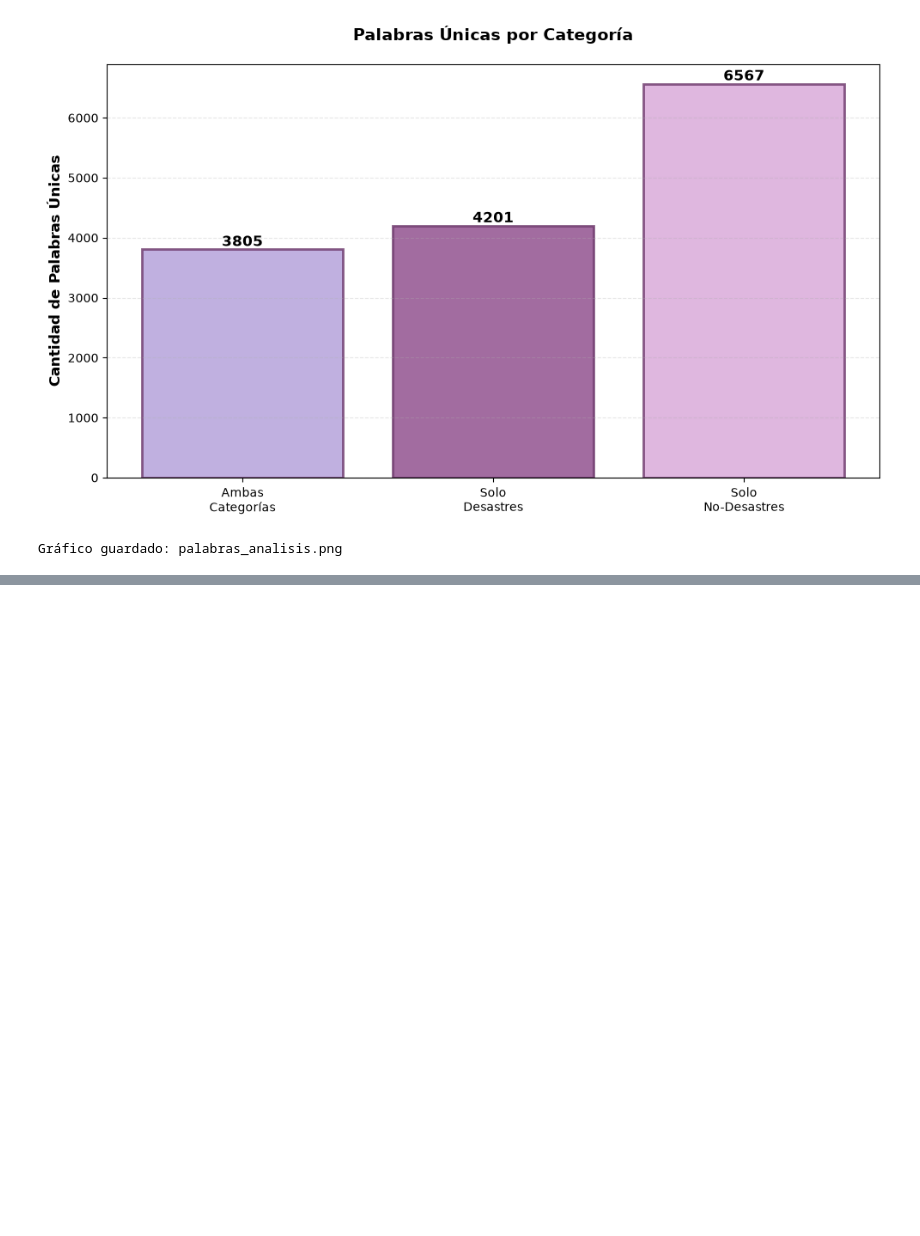
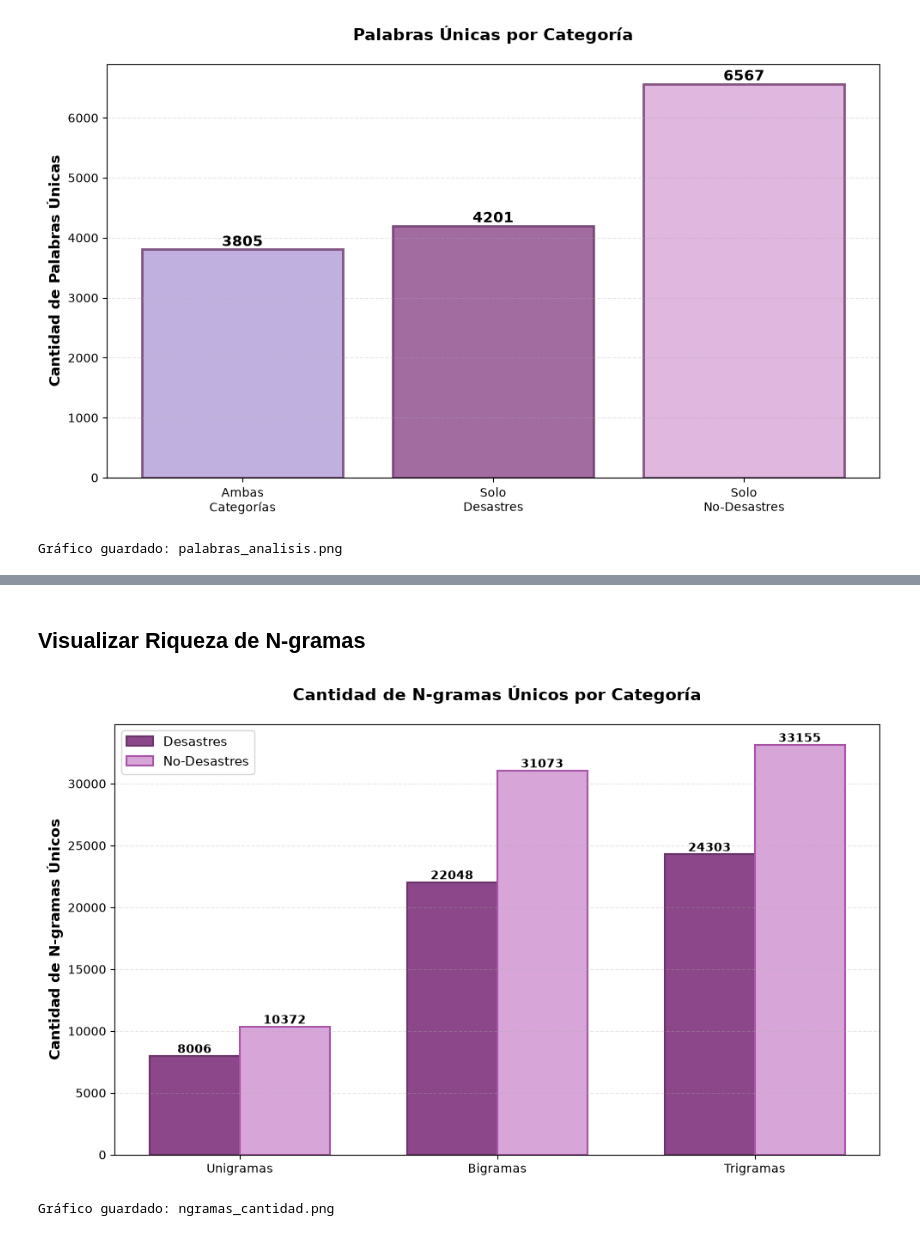
Before and after one commit to Qu3zada22/lab5-ds, a Jupyter notebook: Lab5_Completo.ipynb, the cells around one changed output, grey strips where cells are left out. Cells and saved outputs as stored; diff of their text form; code cells hidden in the pictures; blank space fills up the shorter version.

```diff
--- a/Lab5_Completo.ipynb
+++ b/Lab5_Completo.ipynb
@@ -453,0 +568,9 @@ ARCHIVOS GENERADOS:
+# %%
+trigramas_desastres = generar_ngramas(texto_desastres, 3)
+frecuencia_trigramas_d = Counter(trigramas_desastres)
+top_15_trigramas_d = frecuencia_trigramas_d.most_common(15)
+
+print("TOP 15 TRIGRAMAS EN TWEETS DE DESASTRES")
+print("=" * 70)
+for i, (trigrama, freq) in enumerate(top_15_trigramas_d, 1):
+    print(f"{i:2}. {trigrama:45} -> {freq:4} veces")
@@ -453,0 +597,9 @@ ARCHIVOS GENERADOS:
+# %%
+trigramas_no_desastres = generar_ngramas(texto_no_desastres, 3)
+frecuencia_trigramas_nd = Counter(trigramas_no_desastres)
+top_15_trigramas_nd = frecuencia_trigramas_nd.most_common(15)
+
+print("TOP 15 TRIGRAMAS EN TWEETS DE NO-DESASTRES")
+print("=" * 70)
+for i, (trigrama, freq) in enumerate(top_15_trigramas_nd, 1):
+    print(f"{i:2}. {trigrama:45} -> {freq:4} veces")
@@ -453,0 +660,49 @@ ARCHIVOS GENERADOS:
+# %% [markdown]
+##  Visualizar Riqueza de N-gramas
+# %%
+import numpy as np
+
+tipos = ['Unigramas', 'Bigramas', 'Trigramas']
+desastres_counts = [
+    len(frecuencia_unigramas_d),
+    len(frecuencia_bigramas_d),
+    len(frecuencia_trigramas_d)
+]
+no_desastres_counts = [
+    len(frecuencia_unigramas_nd),
+    len(frecuencia_bigramas_nd),
+    len(frecuencia_trigramas_nd)
+]
+
+x = np.arange(len(tipos))
+width = 0.35
+
+fig, ax = plt.subplots(figsize=(10, 6))
+
+barras1 = ax.bar(x - width/2, desastres_counts, width, label='Desastres',
+                  color='#8B4789', edgecolor='#6B3569', linewidth=1.5)
+barras2 = ax.bar(x + width/2, no_desastres_counts, width, label='No-Desastres',
+                  color='#D8A5D8', edgecolor='#A855A8', linewidth=1.5)
+
+for barras in [barras1, barras2]:
+    for barra in barras:
+        altura = barra.get_height()
+        ax.text(barra.get_x() + barra.get_width()/2., altura,
+                f'{int(altura)}',
+                ha='center', va='bottom', fontsize=10, fontweight='bold')
+
+ax.set_ylabel('Cantidad de N-gramas Únicos', fontsize=12, fontweight='bold')
+ax.set_title('Cantidad de N-gramas Únicos por Categoría', fontsize=14, fontweight='bold', pad=20)
+ax.set_xticks(x)
+ax.set_xticklabels(tipos)
+ax.legend(fontsize=11)
+ax.grid(axis='y', alpha=0.3, linestyle='--')
+
+plt.tight_layout()
+plt.savefig('ngramas_cantidad.png', dpi=300, bbox_inches='tight')
+plt.show()
+
+print("Gráfico guardado: ngramas_cantidad.png")
+# %% [output]
+[figure, added]
+Gráfico guardado: ngramas_cantidad.png
```
Also changed, not shown: parts of 20 cells of this notebook, 2 other files.
